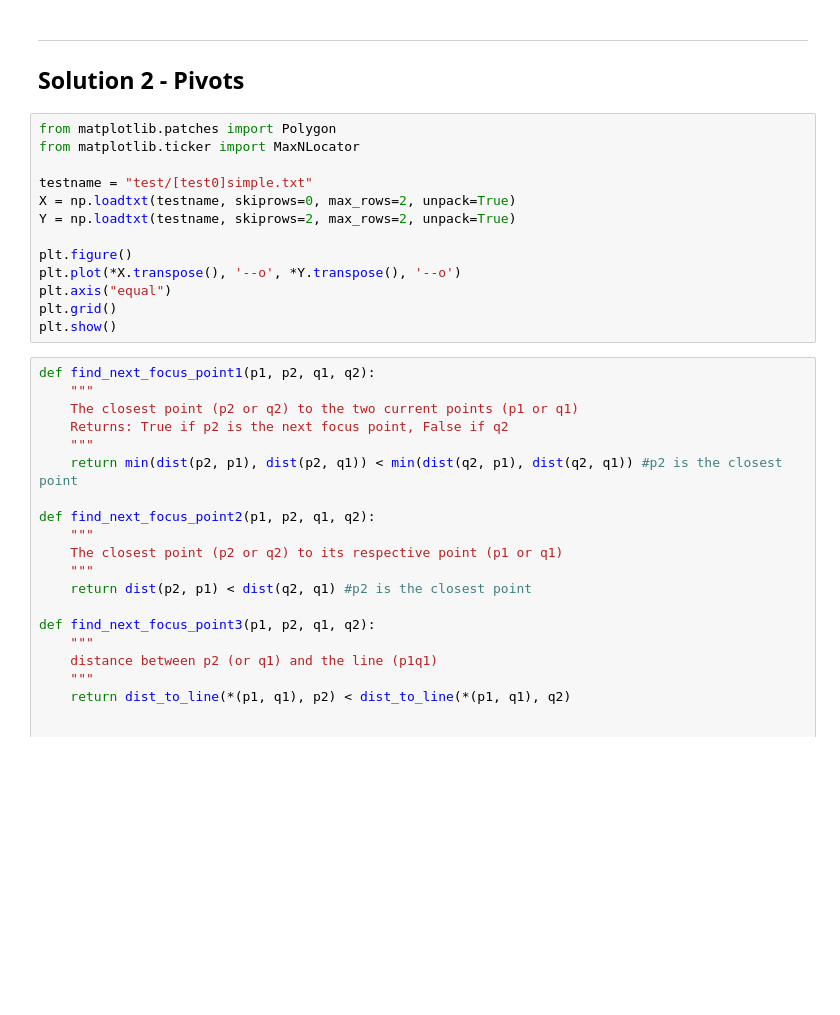
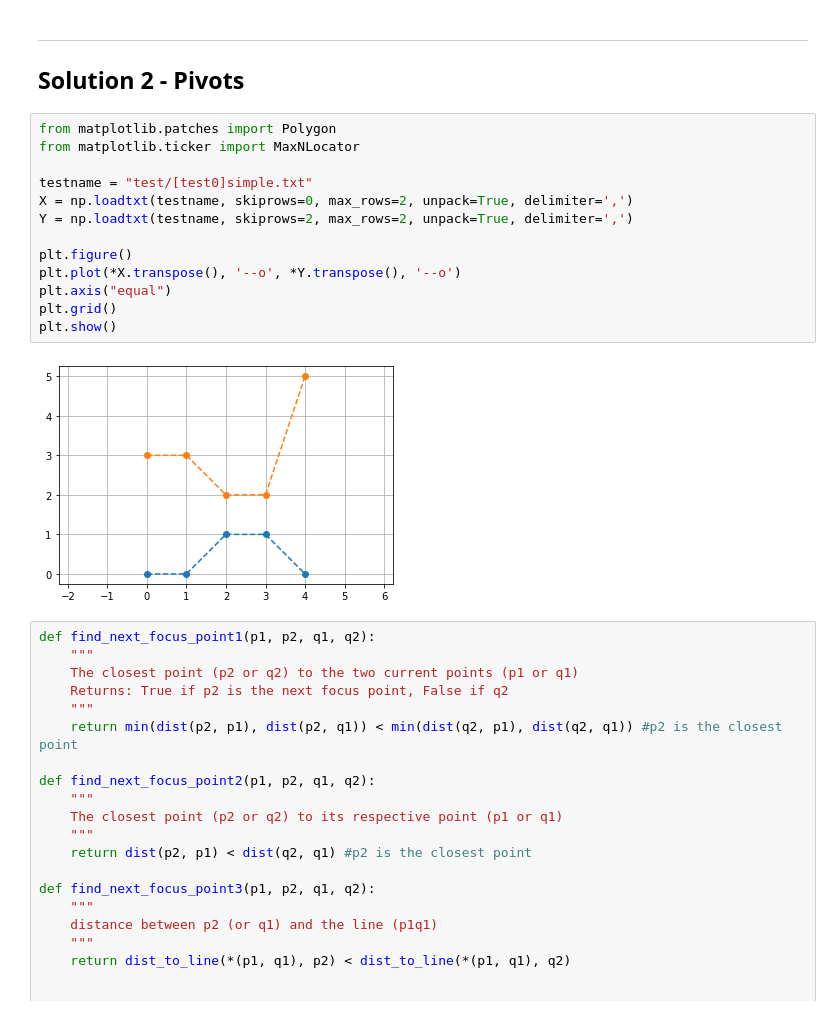
Before and after one commit to JulienNonin/error-btw-trajectories, a Jupyter notebook: Main.ipynb, the cells around one changed output. Cells and saved outputs as stored; diff of their text form; blank space fills up the shorter version.

```diff
--- a/Main.ipynb
+++ b/Main.ipynb
@@ -145,16 +161,18 @@ SyntaxError: invalid syntax (<ipython-input-42-b0f2daa9d8ba>, line 5)
 # %%
 from matplotlib.patches import Polygon
 from matplotlib.ticker import MaxNLocator
 
 testname = "test/[test0]simple.txt"
-X = np.loadtxt(testname, skiprows=0, max_rows=2, unpack=True)
-Y = np.loadtxt(testname, skiprows=2, max_rows=2, unpack=True)
+X = np.loadtxt(testname, skiprows=0, max_rows=2, unpack=True, delimiter=',')
+Y = np.loadtxt(testname, skiprows=2, max_rows=2, unpack=True, delimiter=',')
 
 plt.figure()
 plt.plot(*X.transpose(), '--o', *Y.transpose(), '--o')
 plt.axis("equal")
 plt.grid()
 plt.show()
+# %% [output]
+[figure, added]
 # %%
 def find_next_focus_point1(p1, p2, q1, q2):
     """
```
Also changed, not shown: parts of 5 cells of this notebook, 7 other files.
